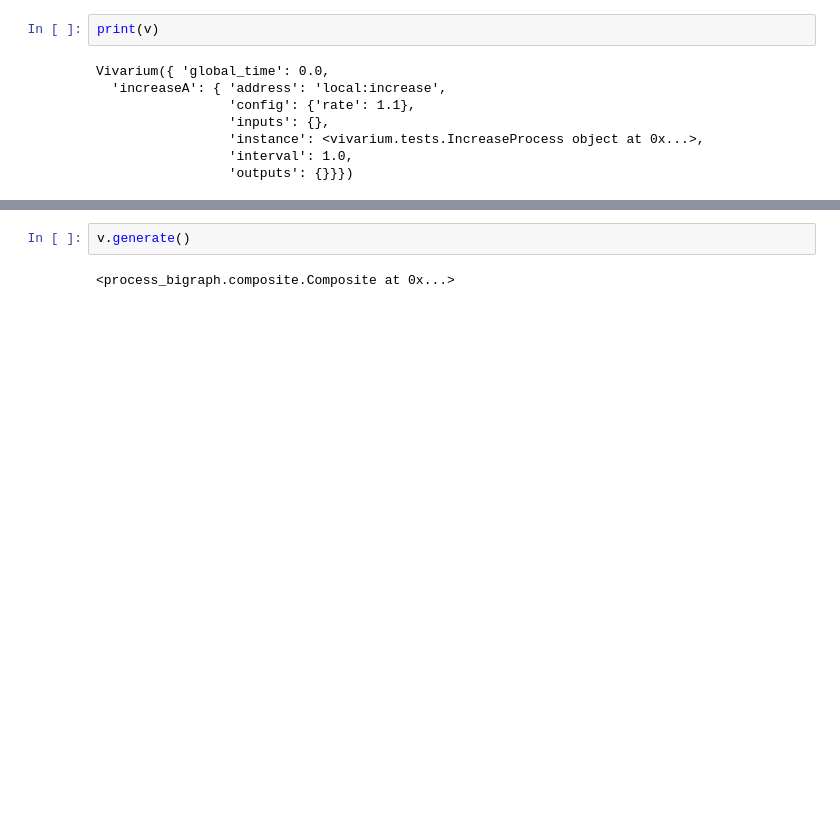
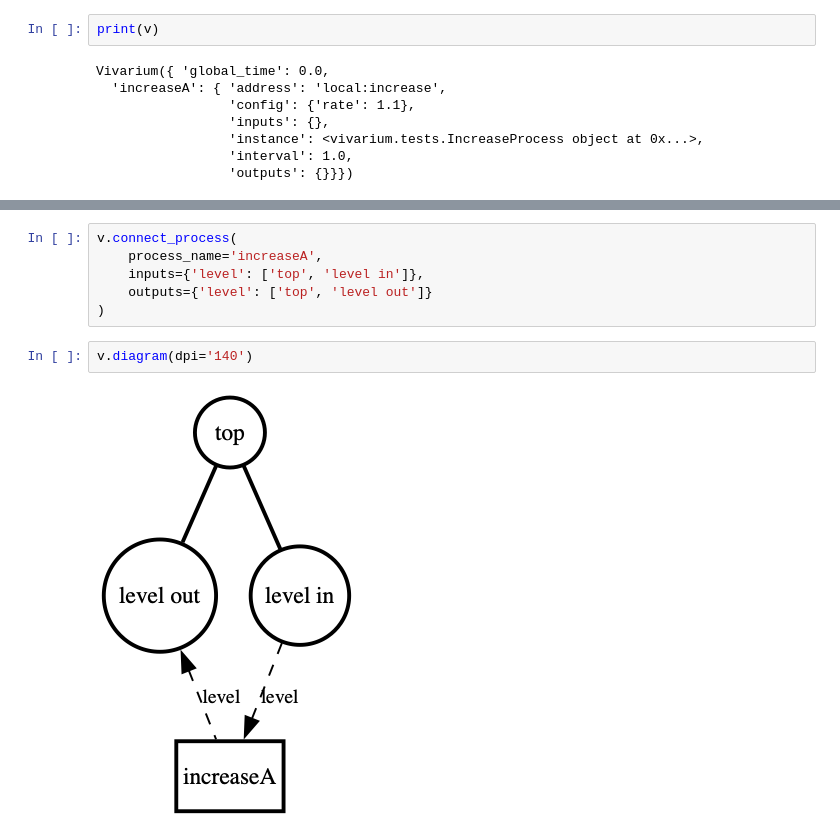
Before and after one commit to vivarium-collective/vivarium-interface, a Jupyter notebook: vivarium/notebooks/demo.ipynb, the cells around one changed output, grey strips where cells are left out. Saved outputs shown, nothing was run; the diff lists cells and outputs as text; blank space fills up the shorter version.

Commit message:
connect_process

```diff
--- a/vivarium/notebooks/demo.ipynb
+++ b/vivarium/notebooks/demo.ipynb
@@ -54,6 +46,12 @@ v.diagram()
 # %% [output]
 [figure]
-# %%
-v.generate()
-# %% [output]
-<process_bigraph.composite.Composite at 0x...>
+# %%
+v.connect_process(
+    process_name='increaseA',
+    inputs={'level': ['top', 'level in']},
+    outputs={'level': ['top', 'level out']}
+)
+# %%
+v.diagram(dpi='140')
+# %% [output]
+[figure, added]
```
Also changed, not shown: parts of 9 cells of this notebook, 2 other files.
